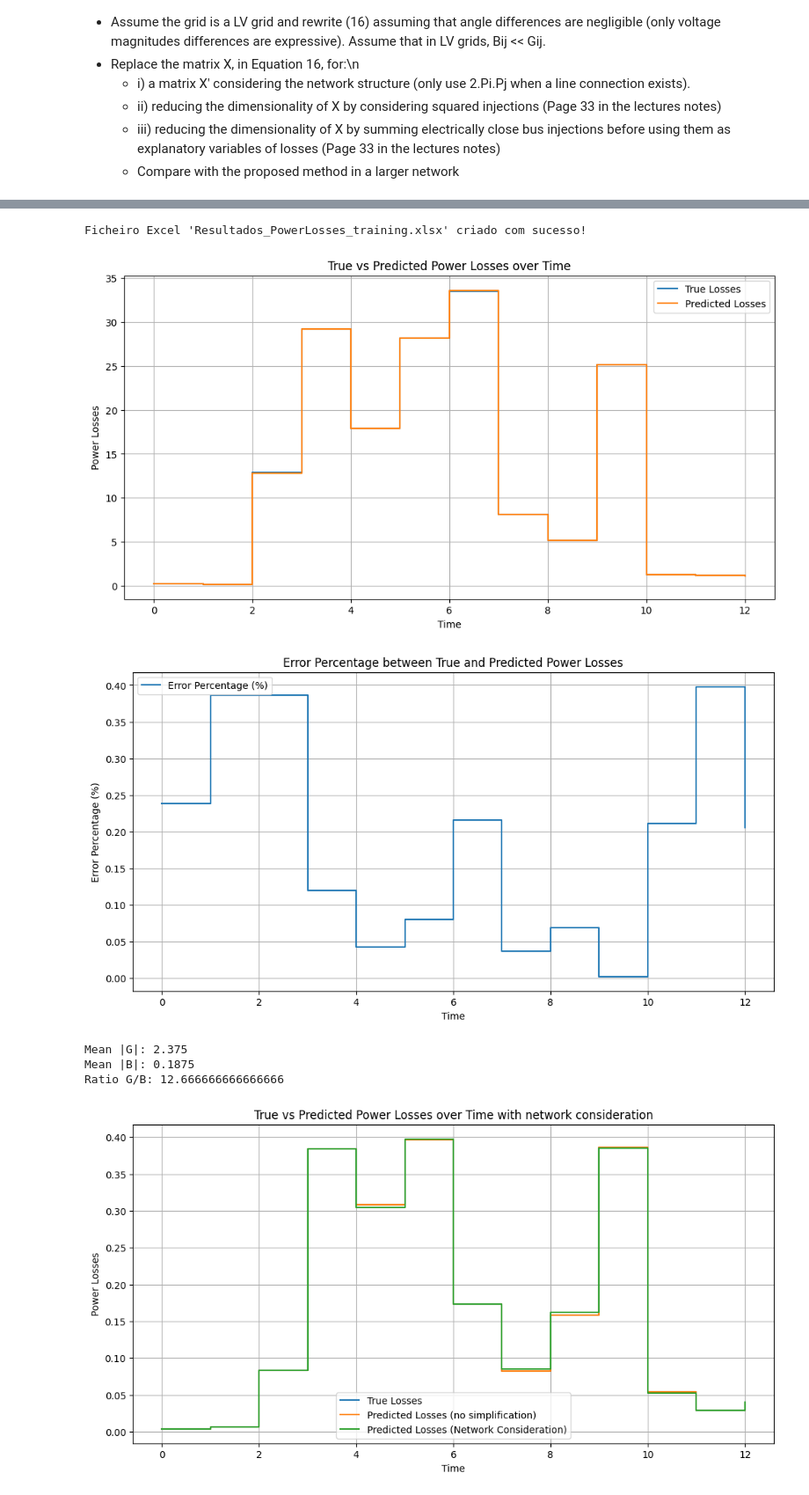
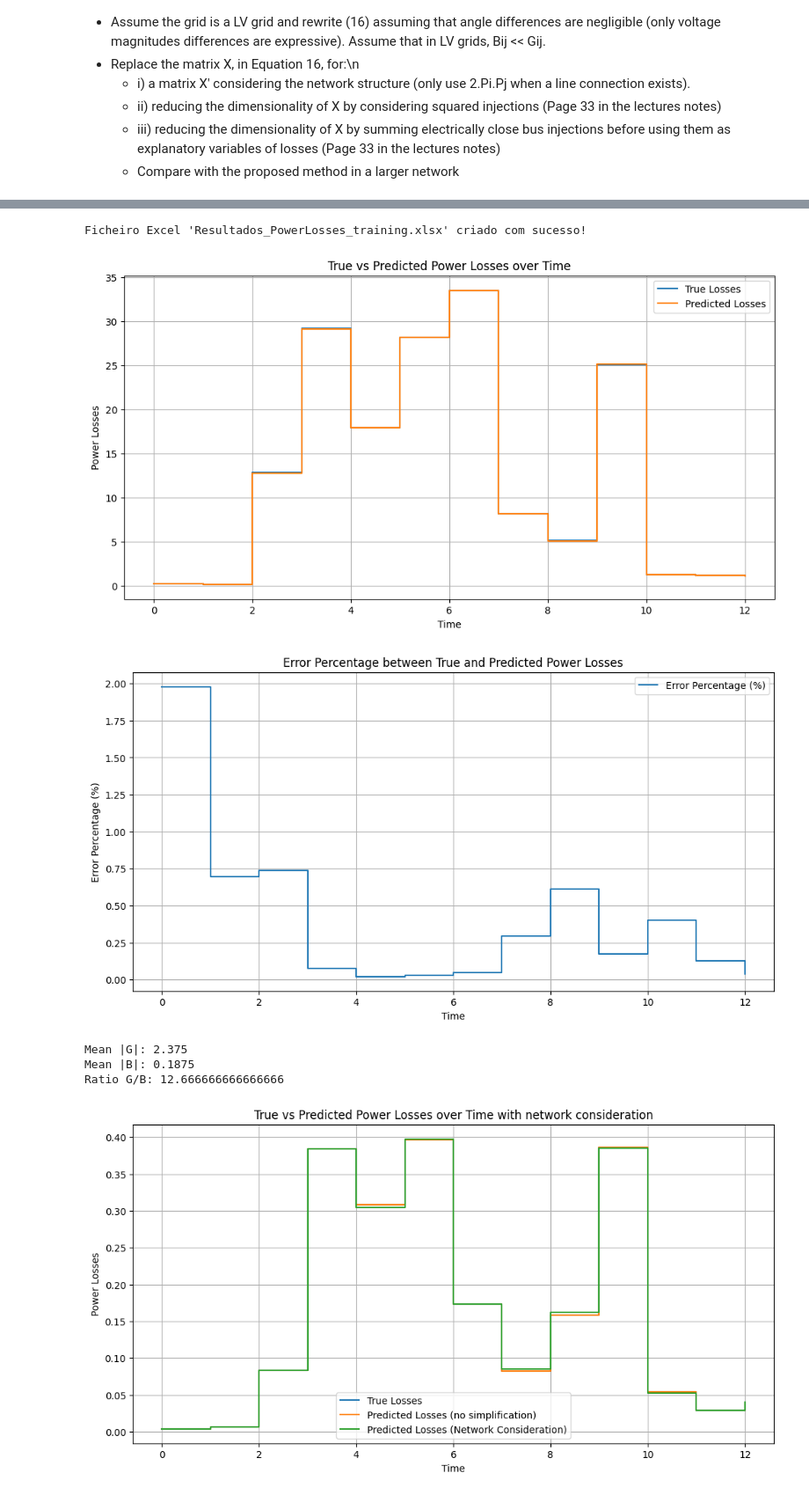
Before and after one commit to matildeaugusto/ADRI, a Jupyter notebook: 2/Class2_Students.ipynb, the cells around one changed output, grey strips where cells are left out. Shown at 88% size. Cells and saved outputs as stored; diff of their text form; code cells hidden in the pictures.

```diff
--- a/2/Class2_Students.ipynb
+++ b/2/Class2_Students.ipynb
@@ -668,6 +668,7 @@ PL_lv = np.zeros(time)
 for m in range(time):
     PL_lv[m] = np.dot(P_lv[m,:], np.dot(G_lv, P_lv[m,:]))
 
+
 print("\nPower Losses using LV approximation:\n", PL_lv, "\n")
 
 
@@ -687,15 +688,13 @@ for m in range (time):
 
 # Add noise to the power losses
 PL_lv_noisy = PL_lv *(1 + noiseFactor * np.random.normal(size=PL2_lv.shape))
-Ptest_noisy = Ptest *(1 + noiseFactor * np.random.normal(size=Ptest.shape))
+P_lv_noisy = P_lv *(1 + noiseFactor * np.random.normal(size=P_lv.shape))
 
 # Discover beta for both the original and noisy power losses
 
 # B = np.linalg.lstsq(X, PL, rcond=None)[0]
-beta_lv = np.linalg.lstsq(X_lv, PL_lv_noisy, rcond=None)[0]
+beta_lv = np.linalg.lstsq(X_lv, PL_lv, rcond=None)[0]
 beta_lv_noisy = np.linalg.lstsq(X_lv, PL_lv_noisy, rcond=None)[0]
-
-
 
 
 print("\nCoeficientes da loss function (B):\n", beta_lv)
@@ -704,7 +703,7 @@ print("\nDimensão de B:", beta_lv.shape)
 
 ## Compute power losses using losses function coefficients
 PL_lv_pred = X_lv @ beta_lv
-PL_lv_test_pred = X_lv @ beta_lv_noisy
+PL_lv_noisy_pred = X_lv @ beta_lv_noisy
 
 print("\nPerdas previstas pelo modelo (PL_pred):\n", PL_lv_pred.flatten())
 
@@ -721,10 +720,21 @@ print(erro_rel)
 
 plt.figure(figsize=(10,5))
 plt.plot(PL_lv, 'o-', label='Perdas reais (PL)', linewidth=2)
-plt.plot(PL_lv_test_pred, 's--', label='Perdas previstas (PL_pred)', linewidth=2)
+plt.plot(PL_lv_pred, 's--', label='Perdas previstas (PL_pred)', linewidth=2)
 plt.xlabel("Instante de tempo")
 plt.ylabel("Perdas")
 plt.title("Comparação entre perdas reais e previstas - training")
+plt.grid(True)
+plt.legend()
+plt.tight_layout()
+plt.show()
+
+plt.figure(figsize=(10,5))
+plt.plot(PL_lv, 'o-', label='Perdas reais (PL)', linewidth=2)
+plt.plot(PL_lv_noisy_pred, 's--', label='Perdas previstas (PL_pred)', linewidth=2)
+plt.xlabel("Instante de tempo")
+plt.ylabel("Perdas")
+plt.title("Comparação entre perdas reais e previstas - noise")
 plt.grid(True)
 plt.legend()
 plt.tight_layout()
@@ -748,7 +758,7 @@ print("\nFicheiro Excel 'Resultados_PowerLosses_training.xlsx' criado com sucess
 ## Graficos como o stor quer
 plt.figure(figsize=(12, 6))
 plt.step(range(time), PL_lv, label='True Losses', where='post')
-plt.step(range(time), PL_lv_test_pred, label='Predicted Losses', where='post')
+plt.step(range(time), PL_lv_noisy_pred, label='Predicted Losses', where='post')
 plt.xlabel('Time')
 plt.ylabel('Power Losses')
 plt.title('True vs Predicted Power Losses over Time')
@@ -756,7 +766,7 @@ plt.legend()
 plt.grid(True)
 plt.show()
 
-error_percent_lv = abs((PL_lv_test_pred - PL_lv) / PL_lv * 100)
+error_percent_lv = abs((PL_lv_noisy_pred - PL_lv) / PL_lv * 100)
 plt.figure(figsize=(12, 6))
 plt.step(range(time), error_percent_lv, label='Error Percentage (%)', where='post')
 plt.xlabel('Time')
@@ -791,6 +802,6 @@ The conductance matrix G is
 Ficheiro Excel 'Resultados_PowerLosses_training.xlsx' criado com sucesso!
-[figure, old version]
-[figure, old version]
+[figure, new version]
+[figure, added]
 Mean |G|: 2.375
 Mean |B|: 0.1875
 Ratio G/B: 12.666666666666666
```
Also changed, not shown: parts of 6 cells of this notebook.
